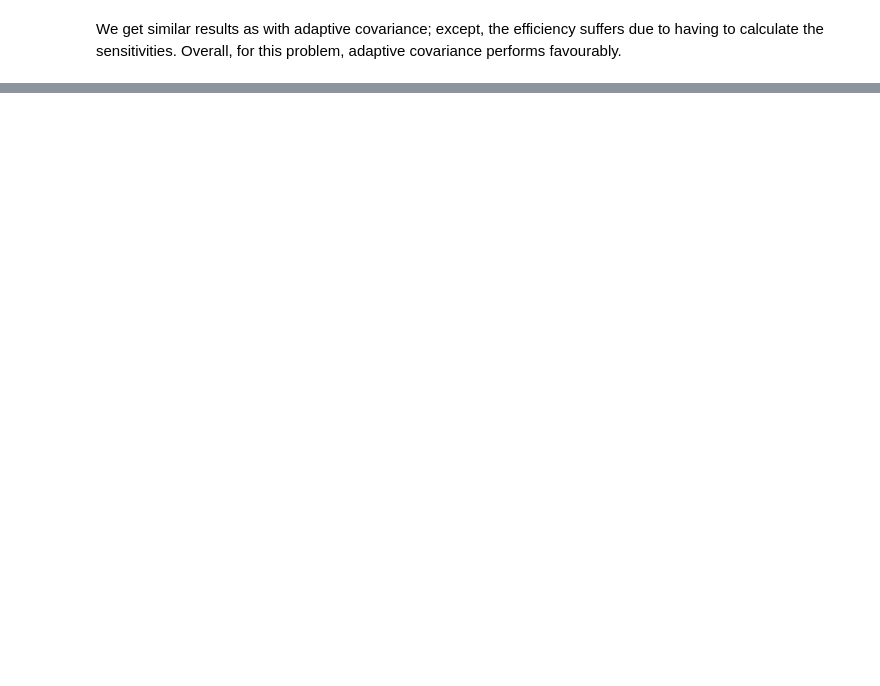
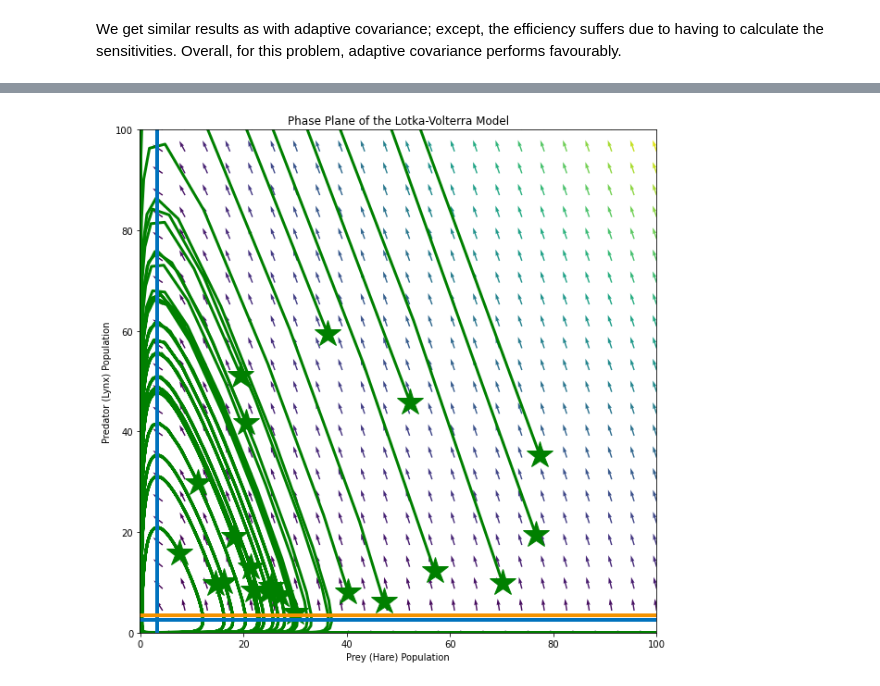
Before and after one commit to siilott/lotka-volterra-wolf-moose, a Jupyter notebook: lynx-hare-lotka-volterra.ipynb, the cells around one changed output, grey strips where cells are left out. Saved outputs shown, nothing was run; the diff lists cells and outputs as text; code cells hidden in the pictures; blank space fills up the shorter version.

```diff
--- a/lynx-hare-lotka-volterra.ipynb
+++ b/lynx-hare-lotka-volterra.ipynb
@@ -300,0 +235,12 @@ sigma_2  0.48    0.07    0.38    0.44   0.47   0.54   0.62     1.12    59.73  0.
+# %%
+import numpy as np
+from matplotlib import pyplot as plt
+import scipy
+
+
+def dX_dt(X, t):
+    a, b, c, d =  0.32, 0.13, 1.27, 0.38
+    x, y = X
+    dotx = x * (a - b * y)
+    doty = y * (-c + d * x)
+    return np.array([dotx, doty])
@@ -300,0 +267,42 @@ sigma_2  0.48    0.07    0.38    0.44   0.47   0.54   0.62     1.12    59.73  0.
+# %%
+def plot_lotka_volterra_phase_plane():
+    a, b, c, d =  0.32, 0.13, 1.27, 0.38
+    plt.figure(figsize=(10,10))
+
+    init_x, init_y =  values[:,0], values[:,1]
+
+    plt.plot(init_x, init_y, 'g*', markersize=30)
+
+    for v in values:
+        X0 = v                          # starting point
+        X = scipy.integrate.odeint( dX_dt, X0, np.linspace(0,80,1000))
+        plt.plot( X[:,0], X[:,1], lw=3, color='green')
+
+    # plot nullclines
+    x = np.linspace(0, 100, 24)
+    y = np.linspace(0, 100, 24)
+
+    plt.hlines(a/b, x.min(), x.max(), color='#F39200', lw=4, label='y-nullcline 1')
+    plt.plot(x,(a/b)* np.ones_like(x), color='#0072bd', lw=4, label='x-nullcline 2')
+    plt.vlines(c/d, x.min(), x.max(), color='#0072bd', lw=4, label='x-nullcline 1')
+    plt.plot(x, (c/d)* np.ones_like(x), color='#F39200', lw=4, label='y-nullcline 2')
+
+    # quiverplot - define a grid and compute direction at each point
+    X, Y = np.meshgrid(x, y)  # create a grid
+    DX = a * X - b * X * Y  # evaluate dx/dt
+    DY = -c * Y + d * X * Y  # evaluate dy/dt
+    M = (np.hypot(DX, DY))  # norm growth rate
+    M[M == 0] = 1.  # avoid zero division errors
+
+    plt.quiver(X, Y, DX / M, DY / M, M)
+    plt.xlim(-0.05, 100)
+    plt.ylim(-0.05, 100)
+    plt.xlabel('Prey (Hare) Population')
+    plt.ylabel('Predator (Lynx) Population')
+    plt.title('Phase Plane of the Lotka-Volterra Model')
+    plt.show()
+
+
+plot_lotka_volterra_phase_plane()
+# %% [output]
+[figure, added]
```
Also changed, not shown: parts of 14 cells of this notebook.
